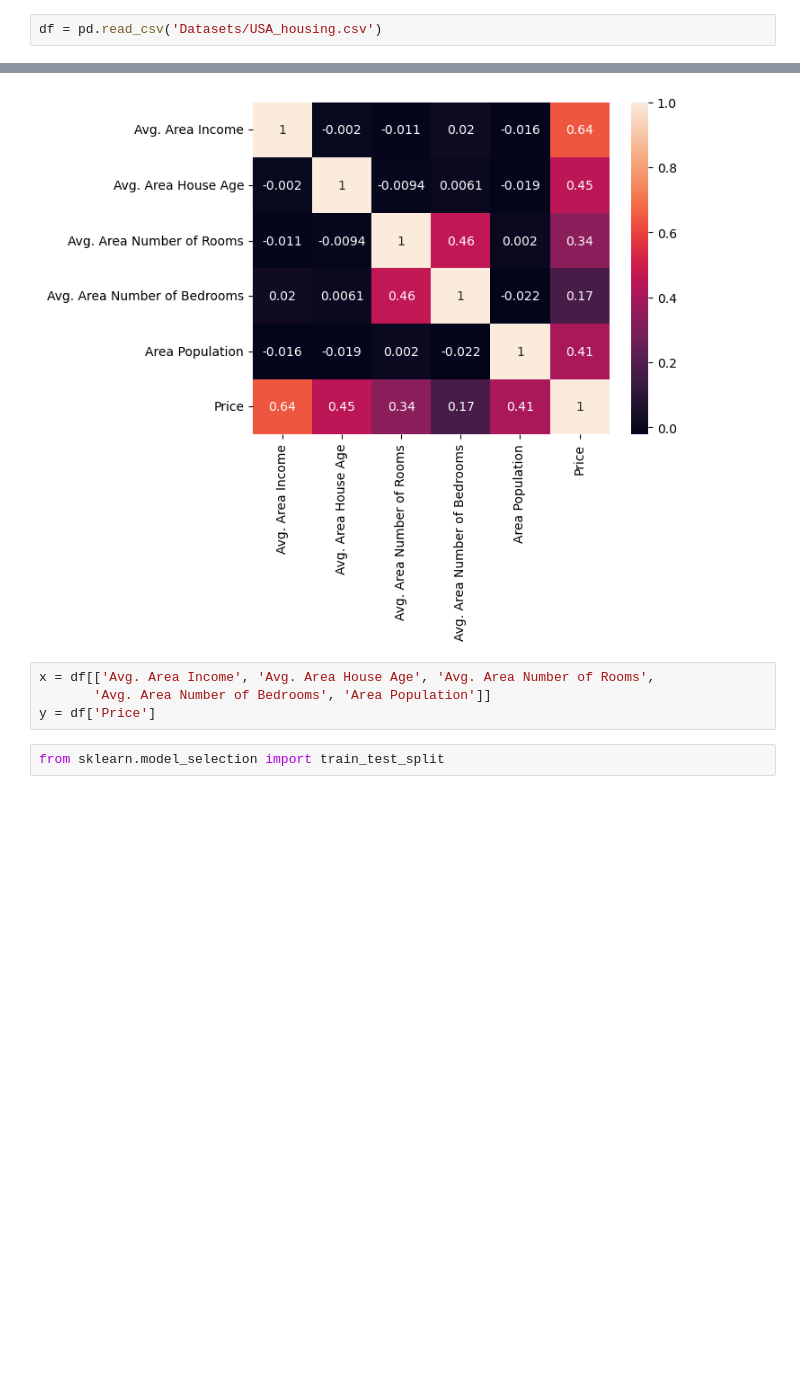
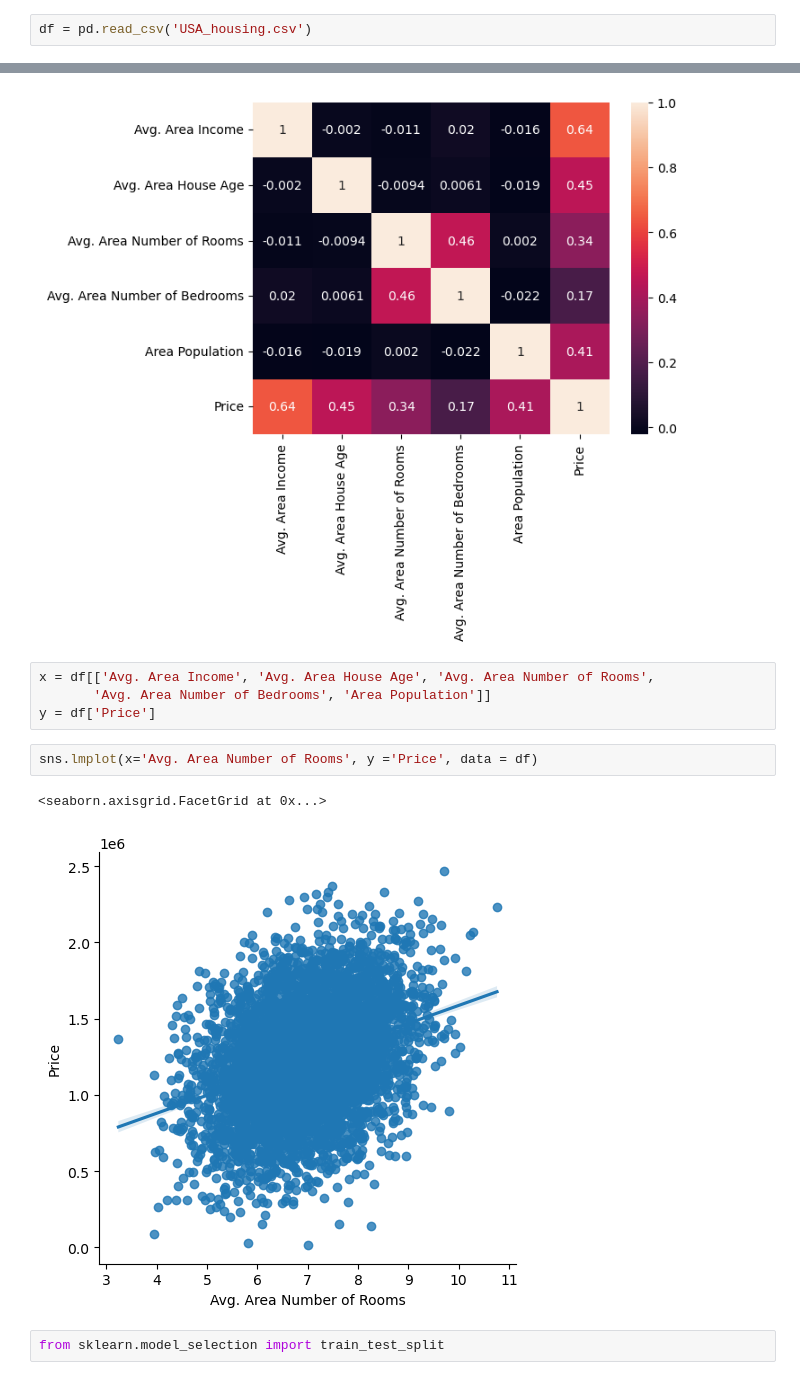
Before and after one commit to sumanthpagadala/Learning_AI, a Jupyter notebook: Linear Regression/linear_regression.ipynb, the cells around one changed output, grey strips where cells are left out. Saved outputs shown, nothing was run; the diff lists cells and outputs as text; blank space fills up the shorter version.

```diff
--- a/Linear Regression/linear_regression.ipynb
+++ b/Linear Regression/linear_regression.ipynb
@@ -5,7 +5,7 @@ import matplotlib.pyplot as plt
 import seaborn as sns
 %matplotlib inline
 # %%
-df = pd.read_csv('Datasets/USA_housing.csv')
+df = pd.read_csv('USA_housing.csv')
 # %%
 df.head()
 # %% [output]
@@ -69,6 +69,11 @@ sns.heatmap(df.corr(), annot=True)
 x = df[['Avg. Area Income', 'Avg. Area House Age', 'Avg. Area Number of Rooms',
        'Avg. Area Number of Bedrooms', 'Area Population']]
 y = df['Price']
+# %%
+sns.lmplot(x='Avg. Area Number of Rooms', y ='Price', data = df)
+# %% [output]
+<seaborn.axisgrid.FacetGrid at 0x...>
+[figure, added]
 # %%
 from sklearn.model_selection import train_test_split
 # %%
```
Also changed, not shown: 11 other files.
